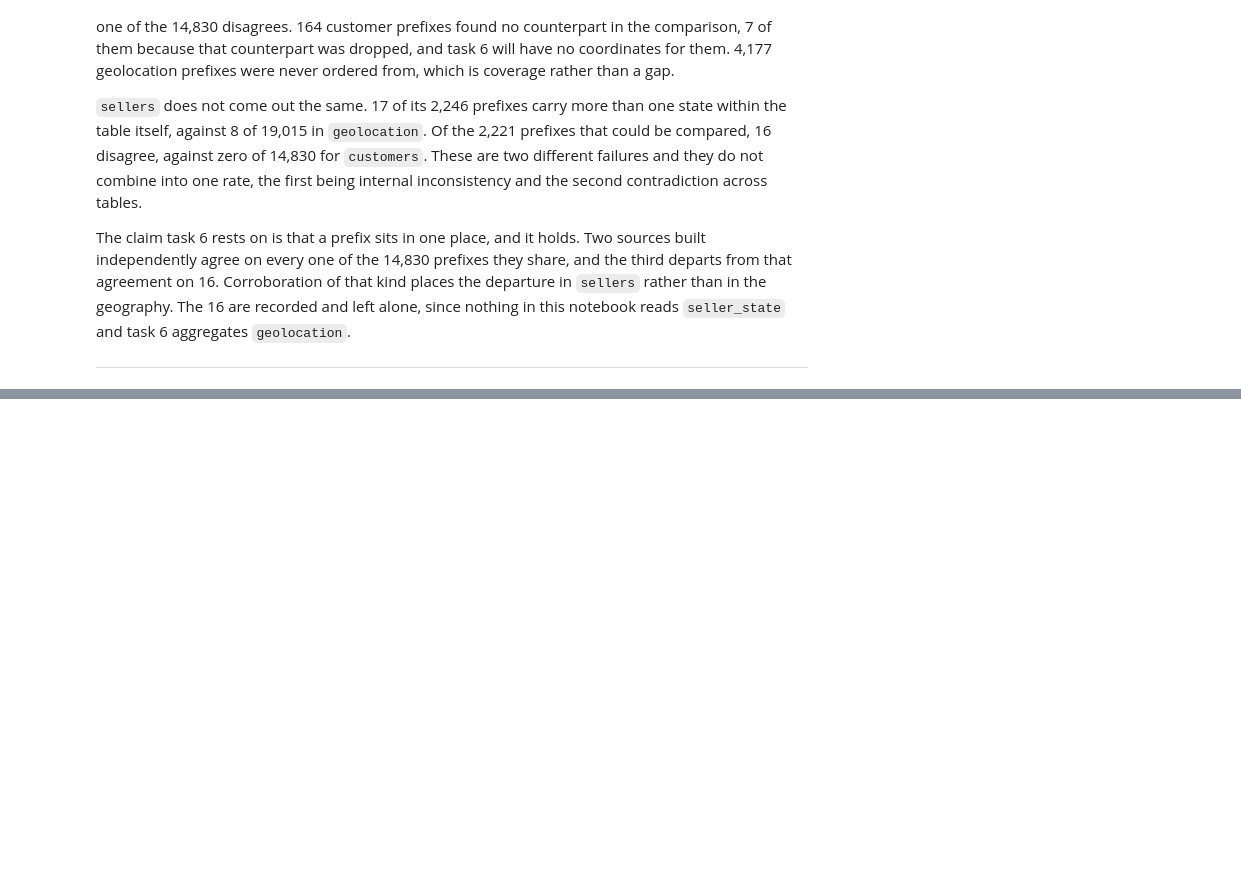
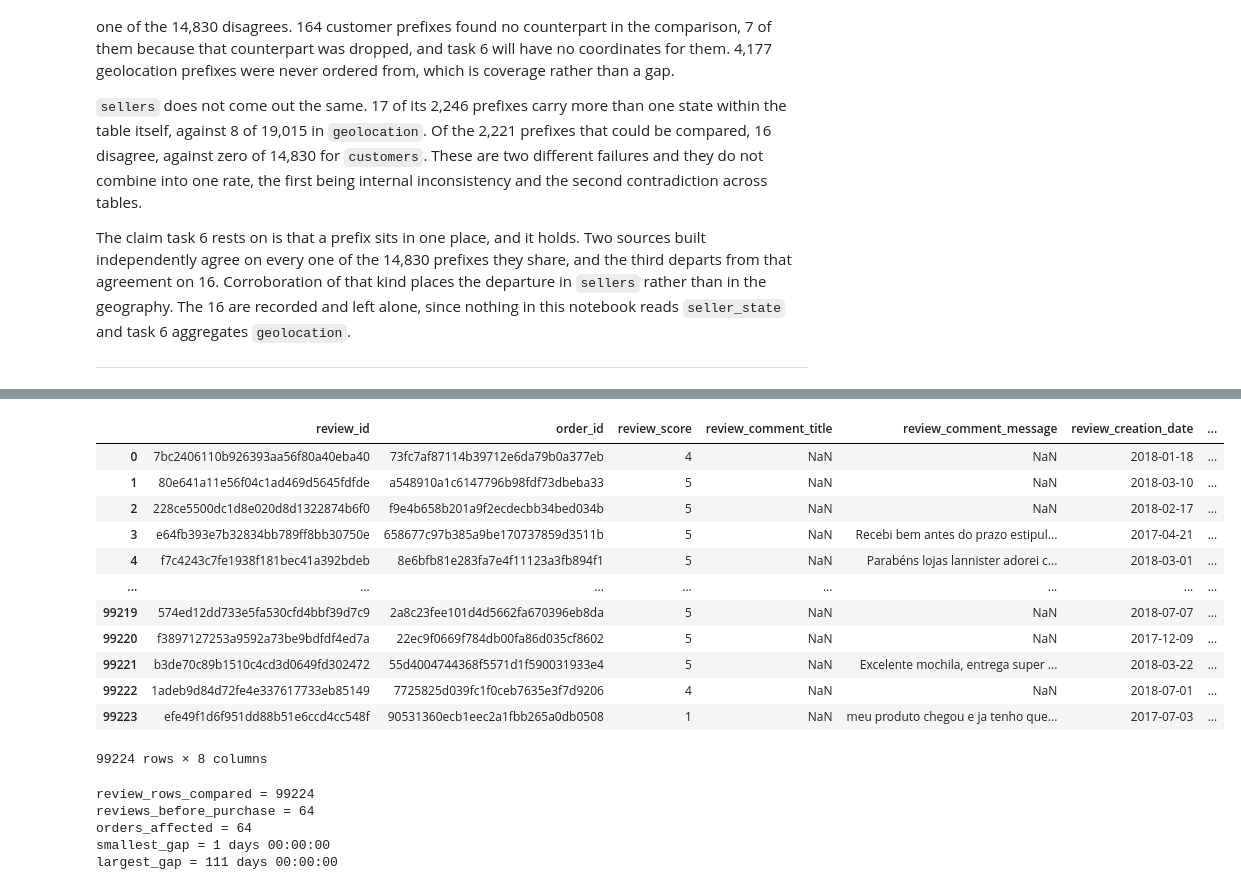
Before and after one commit to Spyrsial/olist-ecommerce-data-cleaning-eda, a Jupyter notebook: 01_data_cleaning.ipynb, the cells around one changed output, grey strips where cells are left out. Drawn from its saved outputs; the diff is of its cells as text; code cells hidden in the pictures; blank space fills up the shorter version.

```diff
--- a/01_data_cleaning.ipynb
+++ b/01_data_cleaning.ipynb
@@ -1665,0 +1714,19 @@ The claim task 6 rests on is that a prefix sits in one place, and it holds. Two
+# %%
+review_creation_vs_purchase = pd.merge(order_reviews_clean,
+                                      orders_clean[["order_id", "order_purchase_timestamp"]],
+                                      how = "left", on = "order_id")
+review_creation_vs_purchase
+# %% [output]
+|  | review_id | order_id | review_score | review_comment_title | review_comment_message | review_creation_date | ... |
+| 0 | 7bc2406110b926393aa56f80a40eba40 | 73fc7af87114b39712e6da79b0a377eb | 4 | NaN | NaN | 2018-01-18 | ... |
+| 1 | 80e641a11e56f04c1ad469d5645fdfde | a548910a1c6147796b98fdf73dbeba33 | 5 | NaN | NaN | 2018-03-10 | ... |
+| 2 | 228ce5500dc1d8e020d8d1322874b6f0 | f9e4b658b201a9f2ecdecbb34bed034b | 5 | NaN | NaN | 2018-02-17 | ... |
+| 3 | e64fb393e7b32834bb789ff8bb30750e | 658677c97b385a9be170737859d3511b | 5 | NaN | Recebi bem antes do prazo estipul... | 2017-04-21 | ... |
+| 4 | f7c4243c7fe1938f181bec41a392bdeb | 8e6bfb81e283fa7e4f11123a3fb894f1 | 5 | NaN | Parabéns lojas lannister adorei c... | 2018-03-01 | ... |
+| ... | ... | ... | ... | ... | ... | ... | ... |
+| 99219 | 574ed12dd733e5fa530cfd4bbf39d7c9 | 2a8c23fee101d4d5662fa670396eb8da | 5 | NaN | NaN | 2018-07-07 | ... |
+| 99220 | f3897127253a9592a73be9bdfdf4ed7a | 22ec9f0669f784db00fa86d035cf8602 | 5 | NaN | NaN | 2017-12-09 | ... |
+| 99221 | b3de70c89b1510c4cd3d0649fd302472 | 55d4004744368f5571d1f590031933e4 | 5 | NaN | Excelente mochila, entrega super ... | 2018-03-22 | ... |
+| 99222 | 1adeb9d84d72fe4e337617733eb85149 | 7725825d039fc1f0ceb7635e3f7d9206 | 4 | NaN | NaN | 2018-07-01 | ... |
+| 99223 | efe49f1d6f951dd88b51e6ccd4cc548f | 90531360ecb1eec2a1fbb265a0db0508 | 1 | NaN | meu produto chegou e ja tenho que... | 2017-07-03 | ... |
+99224 rows × 8 columns
@@ -1665,0 +1736,20 @@ The claim task 6 rests on is that a prefix sits in one place, and it holds. Two
+# %%
+review_rows_compared = review_creation_vs_purchase["order_purchase_timestamp"].notna().sum()
+reviews_before_purchase = review_creation_before_purchase_mask.sum()
+orders_affected = review_creation_vs_purchase[review_creation_before_purchase_mask]["order_id"].nunique()
+review_creation_gap = review_creation_vs_purchase[review_creation_before_purchase_mask]["order_purchase_timestamp"].dt.normalize() - \
+                      review_creation_vs_purchase[review_creation_before_purchase_mask]["review_creation_date"]
+smallest_gap = review_creation_gap.min()
+largest_gap = review_creation_gap.max()
+
+print(f"review_rows_compared = {review_rows_compared}")
+print(f"reviews_before_purchase = {reviews_before_purchase}")
+print(f"orders_affected = {orders_affected}")
+print(f"smallest_gap = {smallest_gap}")
+print(f"largest_gap = {largest_gap}")
+# %% [output]
+review_rows_compared = 99224
+reviews_before_purchase = 64
+orders_affected = 64
+smallest_gap = 1 days 00:00:00
+largest_gap = 111 days 00:00:00
```
Also changed, not shown: parts of 11 cells of this notebook.
